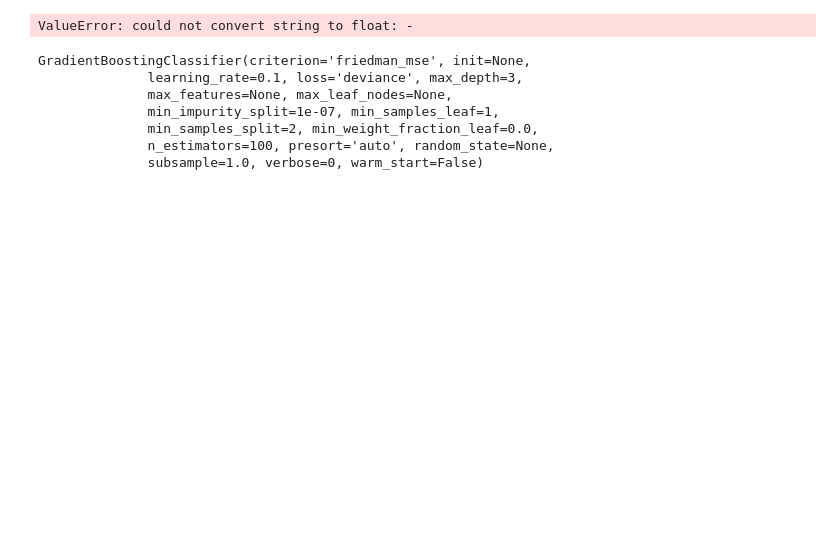
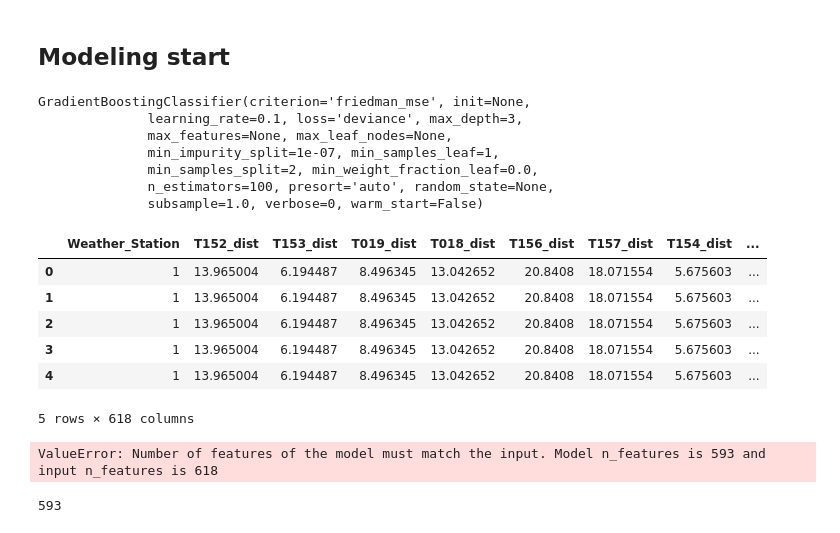
Before and after one commit to austinbrian/skeeter_patrol, a Jupyter notebook: code/Test Transformed.ipynb, the cells around one changed output. Saved outputs shown, nothing was run; the diff lists cells and outputs as text; code cells hidden in the pictures; blank space fills up the shorter version.

```diff
--- a/code/Test Transformed.ipynb
+++ b/code/Test Transformed.ipynb
@@ -4,6 +4,7 @@
 import pandas as pd
 import numpy as np
 import math
+from sklearn.externals import joblib
 
 # read in data
 test = pd.read_csv('../data/input/test.csv')
@@ -15,6 +16,10 @@ test.Date = pd.to_datetime(test.Date)
 weather.PrecipTotal = weather.PrecipTotal.str.strip() # to remove the leading spaces
 weather = weather.replace('T', 0.005)
 weather = weather.replace('M', np.nan)
+
+weather_excluded = ['Depth', 'Water1', 'SnowFall', 'Depart', 'Heat', 'Cool', 'Sunrise', 'Sunset']
+weather_keep = [column for column in weather.columns if column not in weather_excluded]
+weather = weather[weather_keep]
 
 '''
 Formula for calculating compass bearing between two lat/lon tuples.  Credit:  https://gist.github.com/jeromer/2005586
@@ -284,10 +244,3 @@ X_cols.append('AddressAccuracy')
 
 # set up y
 # y = train.dropna()['WnvPresent']
-
-# set up and standardize X
-X_values = test[X_cols].values #.dropna().values # convert to numpy array
-ss = StandardScaler()
-X_std = ss.fit_transform(X_values)
-# %% [output]
-ValueError: could not convert string to float: -
@@ -294 +251,3 @@ ValueError: could not convert string to float: -
+# %% [markdown]
+## Modeling start
 # %%
@@ -304,9 +262,21 @@ GradientBoostingClassifier(criterion='friedman_mse', init=None,
               min_samples_split=2, min_weight_fraction_leaf=0.0,
               n_estimators=100, presort='auto', random_state=None,
               subsample=1.0, verbose=0, warm_start=False)
+# %%
+test[X_cols].head()
+# %% [output]
+|  | Weather_Station | T152_dist | T153_dist | T019_dist | T018_dist | T156_dist | T157_dist | T154_dist | ... |
+| 0 | 1 | 13.965004 | 6.194487 | 8.496345 | 13.042652 | 20.8408 | 18.071554 | 5.675603 | ... |
+| 1 | 1 | 13.965004 | 6.194487 | 8.496345 | 13.042652 | 20.8408 | 18.071554 | 5.675603 | ... |
+| 2 | 1 | 13.965004 | 6.194487 | 8.496345 | 13.042652 | 20.8408 | 18.071554 | 5.675603 | ... |
+| 3 | 1 | 13.965004 | 6.194487 | 8.496345 | 13.042652 | 20.8408 | 18.071554 | 5.675603 | ... |
+| 4 | 1 | 13.965004 | 6.194487 | 8.496345 | 13.042652 | 20.8408 | 18.071554 | 5.675603 | ... |
+5 rows × 618 columns
 # %%
-model_results = model.predict_proba(X_values)
+model_results = model.predict_proba(X_std)
 model_wvn_preds = [i[1] for i in model_results]
 model_submission = output_test
 model_submission['WnvPresent']= model_wvn_preds
 model_submission.to_csv('../submissions/grad_boost_426.csv',index=False)
+# %% [output]
+ValueError: Number of features of the model must match the input. Model n_features is 593 and input n_features is 618
@@ -312,0 +877,4 @@ model_submission.to_csv('../submissions/grad_boost_426.csv',index=False)
+# %%
+len(model_columns)
+# %% [output]
+593
```
Also changed, not shown: parts of 9 cells of this notebook, 1 other file.
